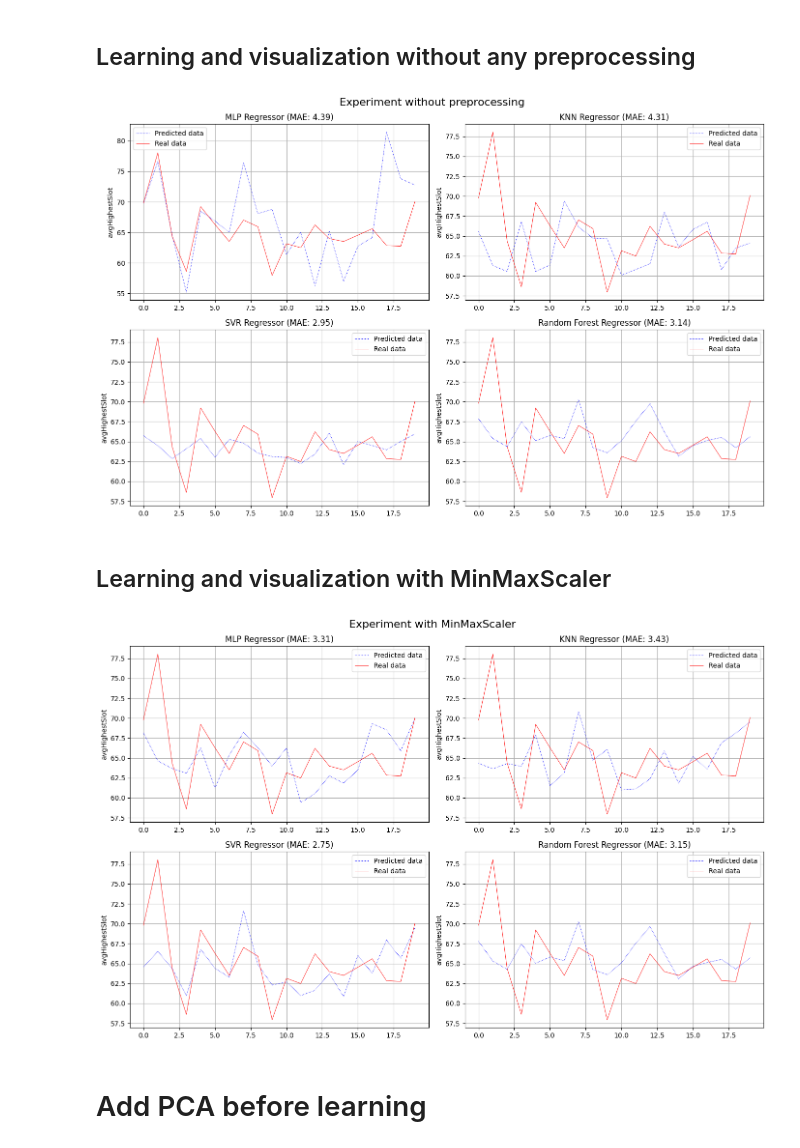
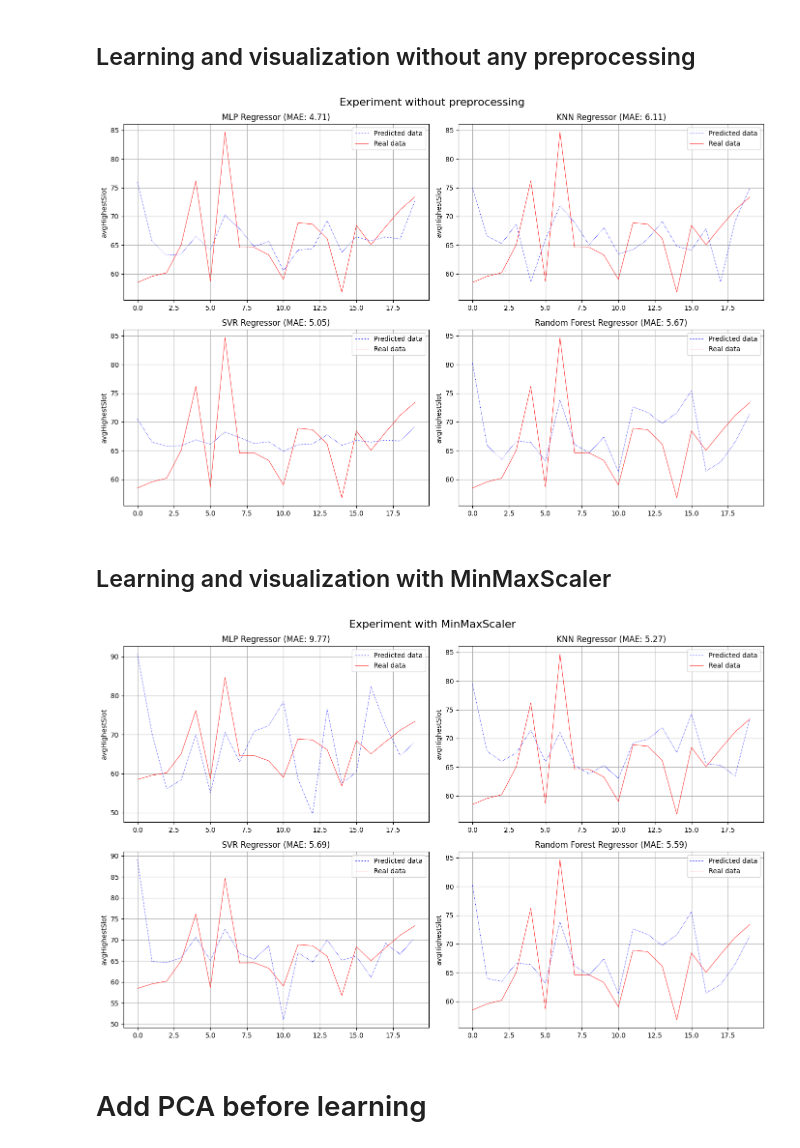
Before and after one commit to pawel150199/network-traffic-prediction, a Jupyter notebook: standarization.ipynb, the cells around one changed output. Drawn from its saved outputs; the diff is of its cells as text; code cells hidden in the pictures.

```diff
--- a/standarization.ipynb
+++ b/standarization.ipynb
@@ -4,8 +4,8 @@
 from sklearn.model_selection import train_test_split
 from import_data import import_data
 
-data, results = import_data("Euro28")
-data = data.reshape(100,300)
+data, results = import_data("US26")
+data = data.mean(axis=1)
 results = results[:, 1]
 
 X_train, X_test, y_train, y_test = train_test_split(data, results, test_size=0.2, random_state=1410)
@@ -25,7 +25,7 @@ import warnings
 warnings.filterwarnings("ignore")
 
 # MLP
-mlp = MLPRegressor(hidden_layer_sizes=5, batch_size=10, random_state=1410, warm_start=True)
+mlp = MLPRegressor(hidden_layer_sizes=500, batch_size=30, random_state=1410, warm_start=True)
 mlp.fit(X_train, y_train)
 y_pred_mlp = mlp.predict(X_test)
 mae_mlp = mean_absolute_error(y_test, y_pred_mlp)
@@ -60,34 +60,34 @@ ax[0,0].legend()
 ax[0,0].grid()
 
 # KNN
 ax[0,1].plot(y_pred_knn, color="blue", linewidth=0.8, linestyle="dotted", label="Predicted data")
 ax[0,1].plot(y_test, color="red", linewidth=0.6, label="Real data")
 ax[0,1].set_ylabel("avgHighestSlot")
 ax[0,1].set_title(f"KNN Regressor (MAE: {round(mae_knn, 2)})")
 ax[0,1].legend()
 ax[0,1].grid()
 
 # SVR
 ax[1,0].plot(y_pred_svr, color="blue", linewidth=0.8, linestyle="dotted", label="Predicted data")
 ax[1,0].plot(y_test, color="red", linewidth=0.6, label="Real data")
 ax[1,0].set_ylabel("avgHighestSlot")
 ax[1,0].set_title(f"SVR Regressor (MAE: {round(mae_svr, 2)})")
 ax[1,0].legend()
 ax[1,0].grid()
 
 # Random Forest Regressor
 ax[1,1].plot(y_pred_rfr, color="blue", linewidth=0.8, linestyle="dotted", label="Predicted data")
 ax[1,1].plot(y_test, color="red", linewidth=0.6, label="Real data")
 ax[1,1].set_ylabel("avgHighestSlot")
 ax[1,1].set_title(f"Random Forest Regressor (MAE: {round(mae_rfr, 2)})")
 ax[1,1].legend()
 ax[1,1].grid()
 
 plt.suptitle("Experiment without preprocessing", fontsize=16)
 plt.tight_layout()
 plt.show()
 # %% [output]
-[figure, old version]
+[figure, new version]
 # %% [markdown]
 ## Learning and visualization with MinMaxScaler
 # %%
@@ -112,7 +112,7 @@ X_test_t = mms.transform(X_test)
 
 
 # MLP
-mlp = MLPRegressor(hidden_layer_sizes=5, batch_size=10, random_state=1410, warm_start=True)
+mlp = MLPRegressor(hidden_layer_sizes=500, batch_size=30, random_state=1410, warm_start=True)
 mlp.fit(X_train_t, y_train)
 y_pred_mlp = mlp.predict(X_test_t)
 mae_mlp = mean_absolute_error(y_test, y_pred_mlp)
@@ -174,7 +174,7 @@ plt.suptitle("Experiment with MinMaxScaler", fontsize=16)
 plt.tight_layout()
 plt.show()
 # %% [output]
-[figure, old version]
+[figure, new version]
 # %% [markdown]
 # Add PCA before learning
 # %%
```
Also changed, not shown: parts of 1 cell of this notebook, 7 other files.
